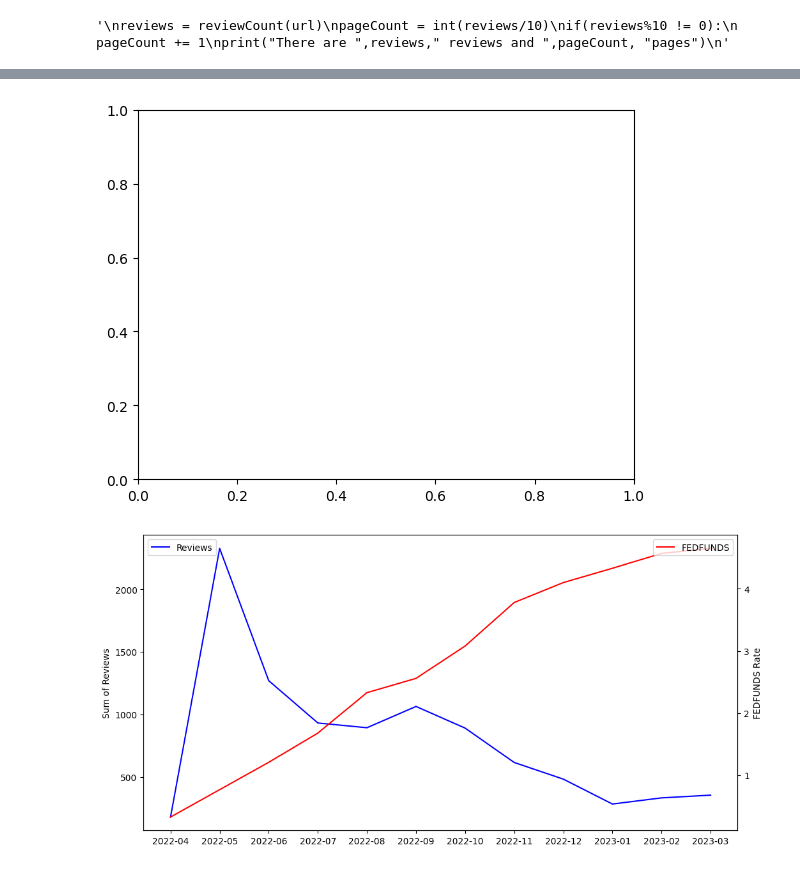
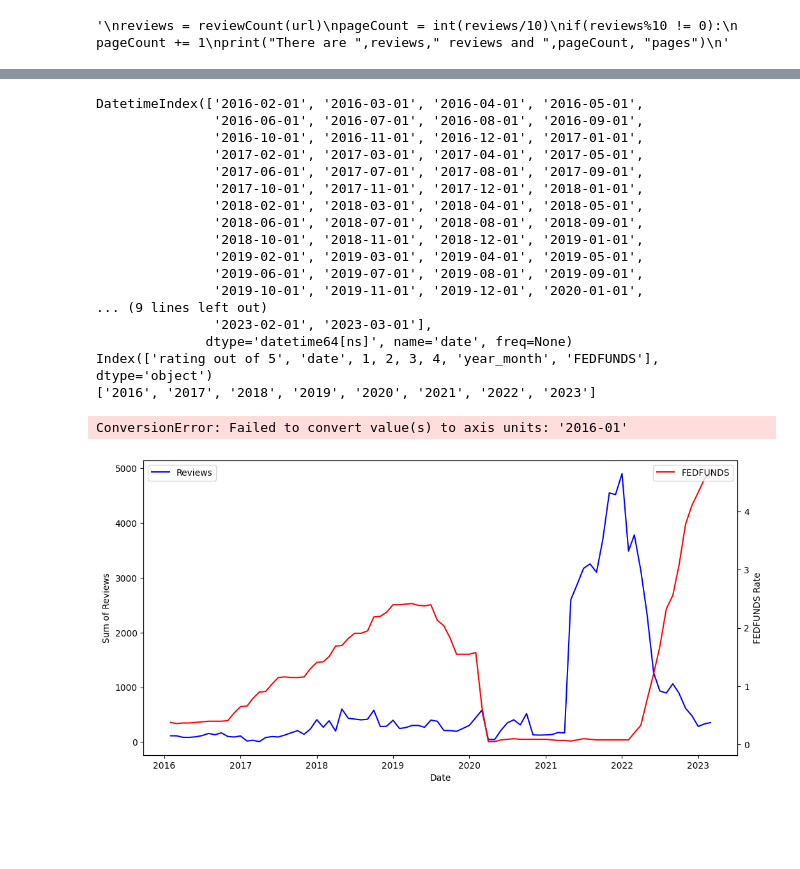
Before and after one commit to wweinel/PersonalProject, a Jupyter notebook: upstAnalysis.ipynb, the cells around one changed output, grey strips where cells are left out. Cells and saved outputs as stored; diff of their text form; code cells hidden in the pictures; blank space fills up the shorter version.

```diff
--- a/upstAnalysis.ipynb
+++ b/upstAnalysis.ipynb
@@ -37,9 +37,15 @@ print("There are ",reviews," reviews and ",pageCount, "pages")
 # %%
 #df = scrape(url,startPage,endPage,csvName)
 #df.head()
+
 df = pd.read_csv('data/first100.csv')
 df1 = pd.read_csv('data/second100.csv')
 df = pd.concat([df, df1],ignore_index=True)
+df2 = pd.read_csv('data/second200.csv')
+df = pd.concat([df, df2],ignore_index=True)
+df3 = pd.read_csv('data/next1000.csv')
+df = pd.concat([df, df3],ignore_index=True)
+
 #df.to_csv("data/first100.csv", index=False)
 
 print(df.shape)
@@ -131,41 +137,73 @@ print(df)
 # %%
 import matplotlib.pyplot as plt
+import matplotlib.dates as mdates
 import numpy as np
-
-ax1 = plt.subplots()
+import pandas as pd
 
 # plot sum of reviews per month
 dates = df['date'].astype(str).apply(lambda x: x[:-3]) # get year-month format
 reviews_per_month = df.groupby(dates)['rating out of 5'].sum()
 fig, ax1 = plt.subplots(figsize=(12, 6))
-ax1.plot(reviews_per_month.index, reviews_per_month.values, color='blue', label='Reviews')
+# Convert the index to datetime objects
+date_index = pd.to_datetime(reviews_per_month.index, format='%Y-%m')
 
+# Plot your data
+ax1.plot(date_index, reviews_per_month.values, color='blue', label='Reviews')
+print(date_index)
+
+print(df.columns)
+# set the background color of the plot to dark grey where mask is True
+#mask = df.groupby(dates)[1] == 1
+
+        #ax1[date_index].patch.set_facecolor('xkcd:dark grey')
+#print(mask)
+# Set the x-axis label
+ax1.set_xlabel('Date')
 
 # add y axis label and legend for ax1
 ax1.set_ylabel('Sum of Reviews')
 ax1.legend(loc='upper left')
 
 # add second y axis for FEDFUNDS rate
 ax2 = ax1.twinx()
-ax2.plot(reviews_per_month.index, df.groupby(dates)['FEDFUNDS'].mean().sort_index(), color='red', label='FEDFUNDS')
+ax2.plot(date_index, df.groupby(dates)['FEDFUNDS'].mean().sort_index(), color='red', label='FEDFUNDS')
 
 # add y axis label and legend for ax2
 ax2.set_ylabel('FEDFUNDS Rate')
 ax2.legend(loc='upper right')
 
 # plot vertical dashed lines at January, April, July, and October
+
+years = sorted(set([date[:4] for date in reviews_per_month.index]))
+print(years)
 """
-years = sorted(set([date[:4] for date in reviews_per_month.index]))
 for year in years:
-    ax1.axvline(x='{}-01-01'.format(year), color='gray', linestyle='--')
-    ax1.axvline(x='{}-04-01'.format(year), color='gray', linestyle='--')
-    ax1.axvline(x='{}-07-01'.format(year), color='gray', linestyle='--')
-    ax1.axvline(x='{}-10-01'.format(year), color='gray', linestyle='--')
+    ax1.axvline(x='{}-01'.format(year), color='gray', linestyle='--')
+    ax1.axvline(x='{}-04'.format(year), color='gray', linestyle='--')
+    ax1.axvline(x='{}-07'.format(year), color='gray', linestyle='--')
+    ax1.axvline(x='{}-10'.format(year), color='gray', linestyle='--')
+"""
+#print(reviews_per_month.index)
 
-print(reviews_per_month.index)
-"""
 
 plt.show()
 # %% [output]
+DatetimeIndex(['2016-02-01', '2016-03-01', '2016-04-01', '2016-05-01',
+               '2016-06-01', '2016-07-01', '2016-08-01', '2016-09-01',
+               '2016-10-01', '2016-11-01', '2016-12-01', '2017-01-01',
+               '2017-02-01', '2017-03-01', '2017-04-01', '2017-05-01',
+               '2017-06-01', '2017-07-01', '2017-08-01', '2017-09-01',
+               '2017-10-01', '2017-11-01', '2017-12-01', '2018-01-01',
+               '2018-02-01', '2018-03-01', '2018-04-01', '2018-05-01',
+               '2018-06-01', '2018-07-01', '2018-08-01', '2018-09-01',
+               '2018-10-01', '2018-11-01', '2018-12-01', '2019-01-01',
+               '2019-02-01', '2019-03-01', '2019-04-01', '2019-05-01',
+               '2019-06-01', '2019-07-01', '2019-08-01', '2019-09-01',
+               '2019-10-01', '2019-11-01', '2019-12-01', '2020-01-01',
+... (9 lines left out)
+               '2023-02-01', '2023-03-01'],
+              dtype='datetime64[ns]', name='date', freq=None)
+Index(['rating out of 5', 'date', 1, 2, 3, 4, 'year_month', 'FEDFUNDS'], dtype='object')
+['2016', '2017', '2018', '2019', '2020', '2021', '2022', '2023']
+ConversionError: Failed to convert value(s) to axis units: '2016-01'
-[figure, old version]
+[figure, new version]
-[figure, removed]
```
Also changed, not shown: parts of 4 cells of this notebook, 7 other files.
